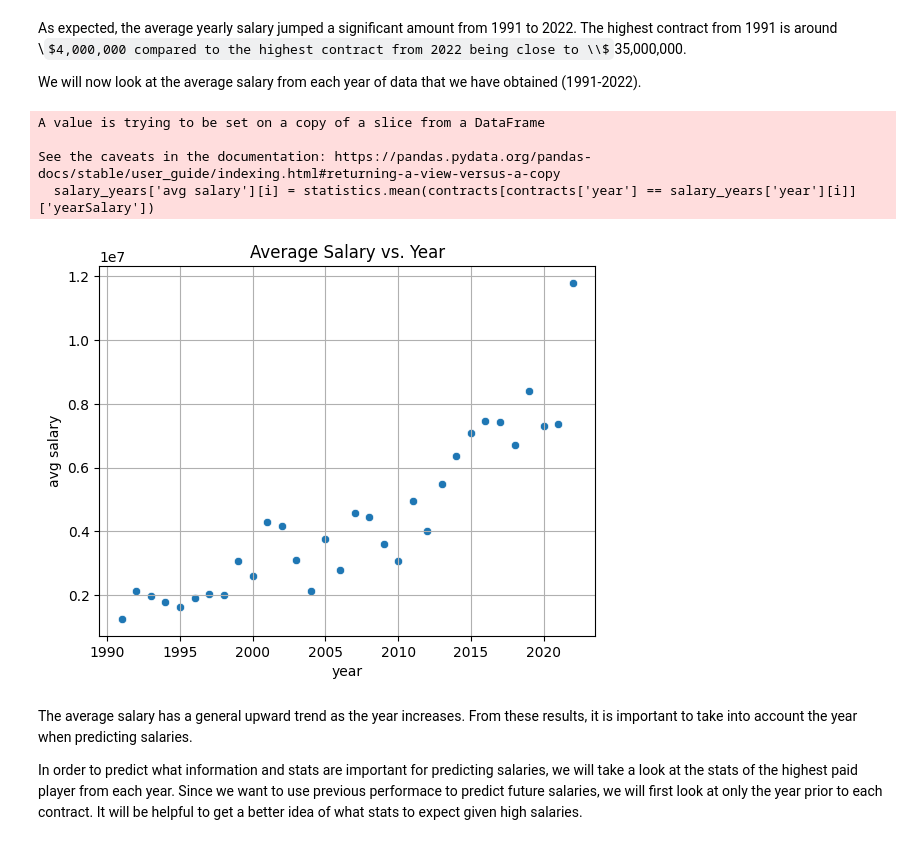
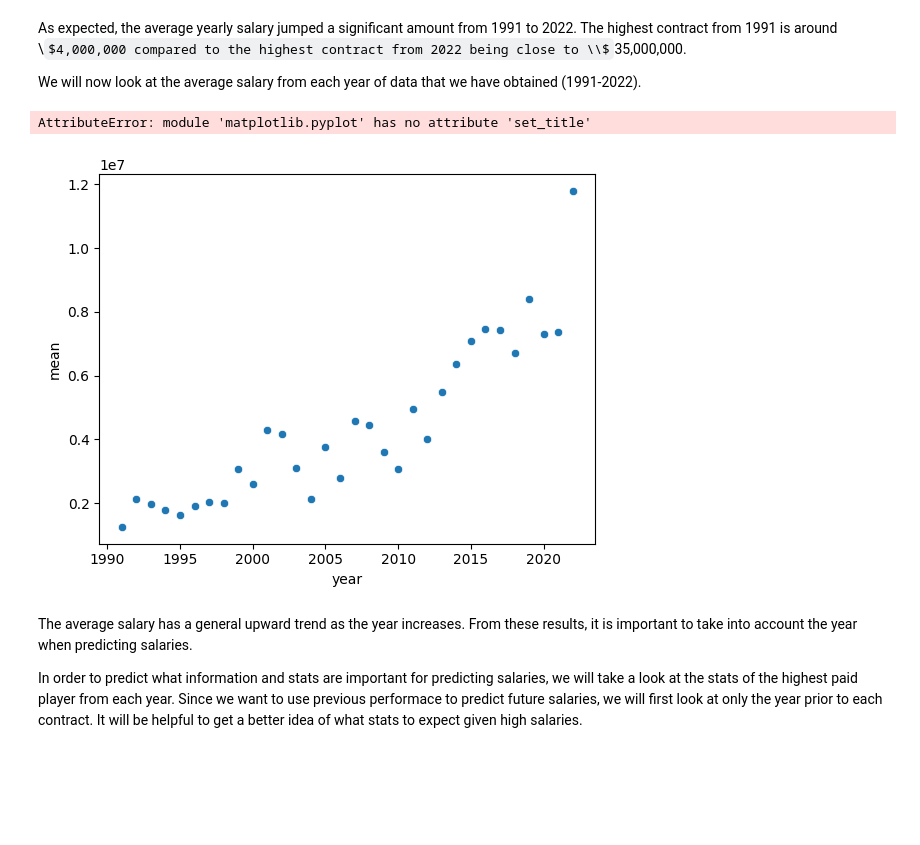
Before and after one commit to leo3friedman/baseball-salary-prediction, a Jupyter notebook: EDACheckpointGroup_042-Fa22.ipynb, the cells around one changed output. Cells and saved outputs as stored; diff of their text form; code cells hidden in the pictures; some formulas as TeX source; blank space fills up the shorter version.

Commit message:
fix warnings on salary vs year

```diff
--- a/EDACheckpointGroup_042-Fa22.ipynb
+++ b/EDACheckpointGroup_042-Fa22.ipynb
@@ -457,21 +457,20 @@ We will now look at the average salary from each year of data that we have obtai
 # %%
 # compare average salaries over the years
 
-salary_years = contracts['year'].value_counts().rename_axis('year').reset_index(name='counts')
-salary_years['avg salary'] = ''
-for i in range(len(salary_years)):
-    salary_years['avg salary'][i] = statistics.mean(contracts[contracts['year'] == salary_years['year'][i]]['yearSalary'])
-salary_years = salary_years.sort_values(by=['year']).reset_index(drop = True)
-sns.scatterplot(data=salary_years, x='year', y='avg salary').set_title('Average Salary vs. Year')
+# salary_years = contracts['year'].value_counts().rename_axis('year').reset_index(name='counts')
+# salary_years['avg salary'] = ''
+# for i in range(len(salary_years)):
+#     salary_years['avg salary'][i] = statistics.mean(contracts[contracts['year'] == salary_years['year'][i]]['yearSalary'])
+# salary_years = salary_years.sort_values(by=['year']).reset_index(drop = True)
+salary_years = contracts.groupby('year').describe()['yearSalary']['mean']
+sns.scatterplot(data=salary_years)
+plt.set_title('Average Salary vs. Year')
 plt.grid()
 plt.show()
 # try to fit the data (linear/exponential/etc)
 # %% [output]
-A value is trying to be set on a copy of a slice from a DataFrame
-
-See the caveats in the documentation: https://pandas.pydata.org/pandas-docs/stable/user_guide/indexing.html#returning-a-view-versus-a-copy
-  salary_years['avg salary'][i] = statistics.mean(contracts[contracts['year'] == salary_years['year'][i]]['yearSalary'])
+AttributeError: module 'matplotlib.pyplot' has no attribute 'set_title'
-[figure, old version]
+[figure, new version]
 # %% [markdown]
 The average salary has a general upward trend as the year increases. From these results, it is important to take into account the year when predicting salaries.
 
```
Also changed, not shown: parts of 1 cell of this notebook.
